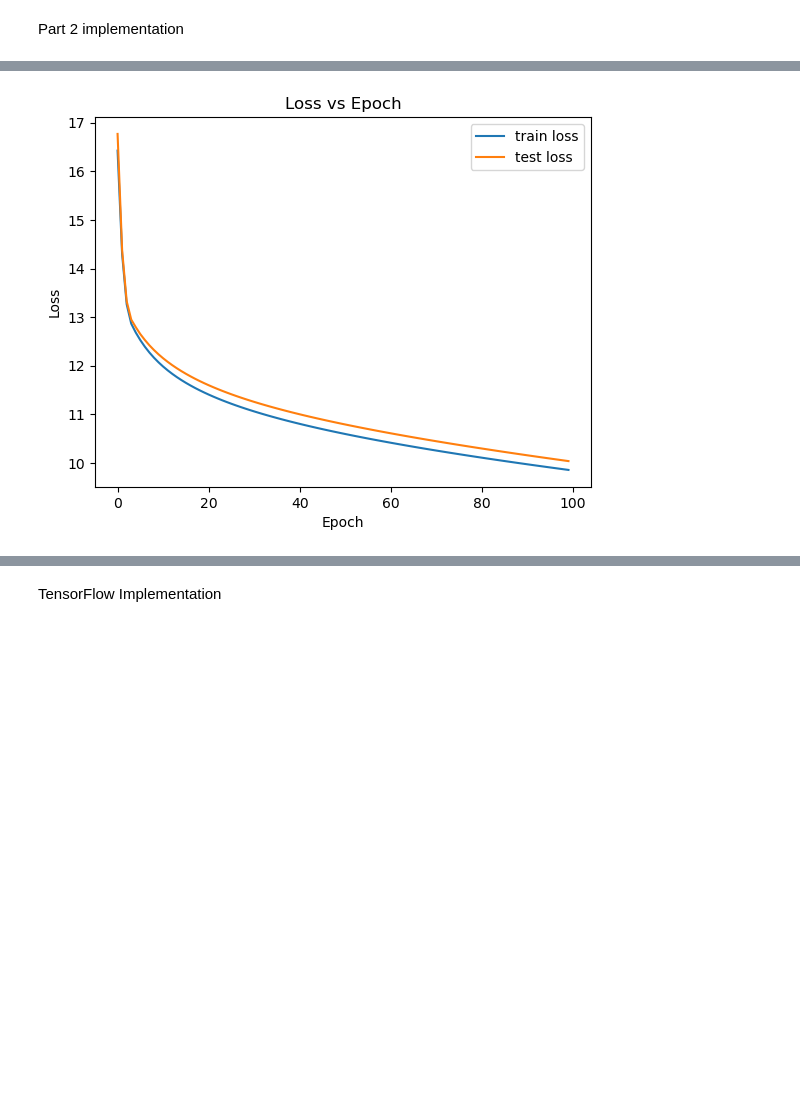
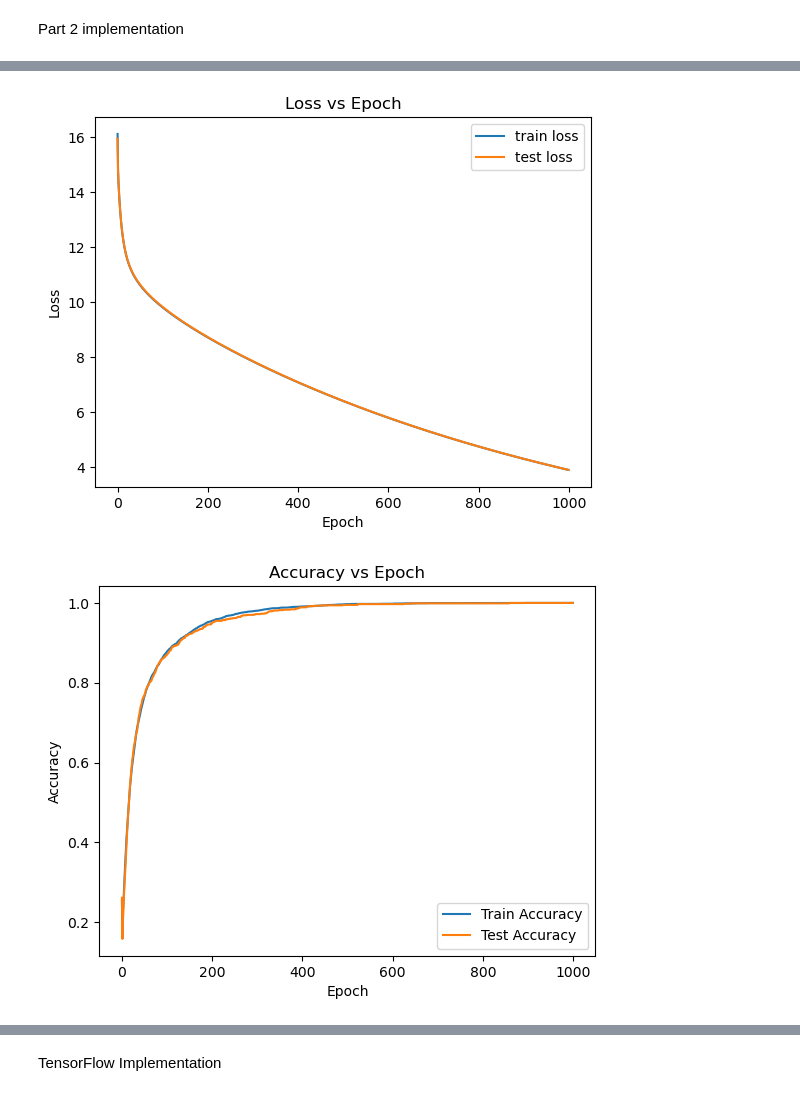
Before and after one commit to sprutxz/IntroToAI, a Jupyter notebook: Project3.ipynb, the cells around one changed output, grey strips where cells are left out. Saved outputs shown, nothing was run; the diff lists cells and outputs as text; code cells hidden in the pictures; blank space fills up the shorter version.

```diff
--- a/Project3.ipynb
+++ b/Project3.ipynb
@@ -283,7 +303,7 @@ model.save_model("model_non_linear.npz")
 Data generation for part 2
 # %%
 diagrams = 6000 #number of max diagrams to be stored in Memory class
-train_size = 500 #number of samples to be generated
+train_size = 5000 #number of samples to be generated
 test_size = 1000 #number of samples to be used for testing
 memory = Memory(diagrams) #more than diagrams and the oldest diagram stored will be removed
 
@@ -298,14 +318,14 @@ samples = memory.sample(train_size+test_size)
 train_samples = samples[:train_size]
 test_samples = samples[train_size:]
 
-diagram_arr = []
-y_arr = []
+diagram_arr = [] #array to store the training diagrams
+y_arr = [] #array to store the training labels
 for diagrams, y in train_samples:
     diagram_arr.append(diagrams)
     y_arr.append(y)
 
-test_diagram_arr = []
-test_y_arr = []
+test_diagram_arr = [] #array to store the testing diagrams
+test_y_arr = [] #array to store the testing labels
 for test_diagrams, test_y in test_samples:
     test_diagram_arr.append(test_diagrams)
     test_y_arr.append(test_y)
@@ -400,6 +421,8 @@ class Model():
         self.regularization = 0.01
         self.train_loss_history = []
         self.test_loss_history = []
+        self.train_accuracy_history = []
+        self.test_accuracy_history = []
 
     def fit(self, X_train, Y_train, X_test, Y_test, learning_rate = 0.001, epochs = 10):
         m = X_train.shape[0]
@@ -409,18 +432,29 @@ class Model():
             Z_train = np.dot(X_train, self.W) + self.b
             A_train = softmax(Z_train)
 
+            #calculating the loss
             loss_train = -np.mean(np.sum(Y_train * np.log(A_train + self.epsilon), axis=1)) #calculating the loss
             loss_train += 0.5 * self.regularization * np.sum(self.W ** 2) #calculating the regularization loss
+            self.train_loss_history.append(loss_train)
 
-            self.train_loss_history.append(loss_train)
+            # Training accuracy calculation
+            predictions_train = self.predict(X_train)
+            accuracy_train = np.mean(predictions_train == y_arr)
+            self.train_accuracy_history.append(accuracy_train)
 
             # Forward pass for test data
             Z_test = np.dot(X_test, self.W) + self.b
             A_test = softmax(Z_test)
 
+            #calculating testing loss
             loss_test = -np.mean(np.sum(Y_test * np.log(A_test + self.epsilon), axis=1))
             loss_test += 0.5 * self.regularization * np.sum(self.W ** 2)
             self.test_loss_history.append(loss_test)
+
+            # Testing accuracy calculation
+            predictions_test = self.predict(X_test)
+            accuracy_test = np.mean(predictions_test == test_y_arr)
+            self.test_accuracy_history.append(accuracy_test)
 
             #calculating the gradients
             dW = (1/m) * np.dot(X_train.T, (A_train-Y_train)) + (self.regularization * self.W)
@@ -433,6 +467,7 @@ class Model():
             print("Epoch: ", epoch, "Loss: ", loss_train)
 
         self.plot_loss(self.train_loss_history, self.test_loss_history)
+        self.plot_accuracy(self.train_accuracy_history, self.test_accuracy_history)
 
     def predict(self, X): #prediction function
         Z = np.dot(X, self.W) + self.b
@@ -449,6 +484,17 @@ class Model():
         plt.legend()
         plt.show()
 
+    # Plotting the accuracy
+    def plot_accuracy(self, train_accuracy_history, test_accuracy_history):
+        plt.plot(train_accuracy_history, label="Train Accuracy")
+        plt.plot(test_accuracy_history, label="Test Accuracy")
+        plt.xlabel('Epoch')
+        plt.ylabel('Accuracy')
+        plt.title('Accuracy vs Epoch')
+        plt.legend()
+        plt.show()
+
+
     #saving and loading the model
     def save_model(self, name):
         np.savez(name, W=self.W, b=self.b)
@@ -467,5 +513,5 @@ model = Model(W, b)
 model.load_model('model_non_linear.npz')  # Load weights from a saved file
 # %%
 #training the model
-model.fit(X_train, Y_train, X_test, Y_test, learning_rate=0.05, epochs = 100)
+model.fit(X_train, Y_train, X_test, Y_test, learning_rate=0.05, epochs = 1000)
 # %% [output]
@@ -489,4 +535,5 @@ Epoch:  99 Loss:  9.856737083492316
-[figure, old version]
+[figure, new version]
+[figure, added]
 # %%
 predictions = model.predict(X_test)
 
```
Also changed, not shown: parts of 10 cells of this notebook, 12 other files.
